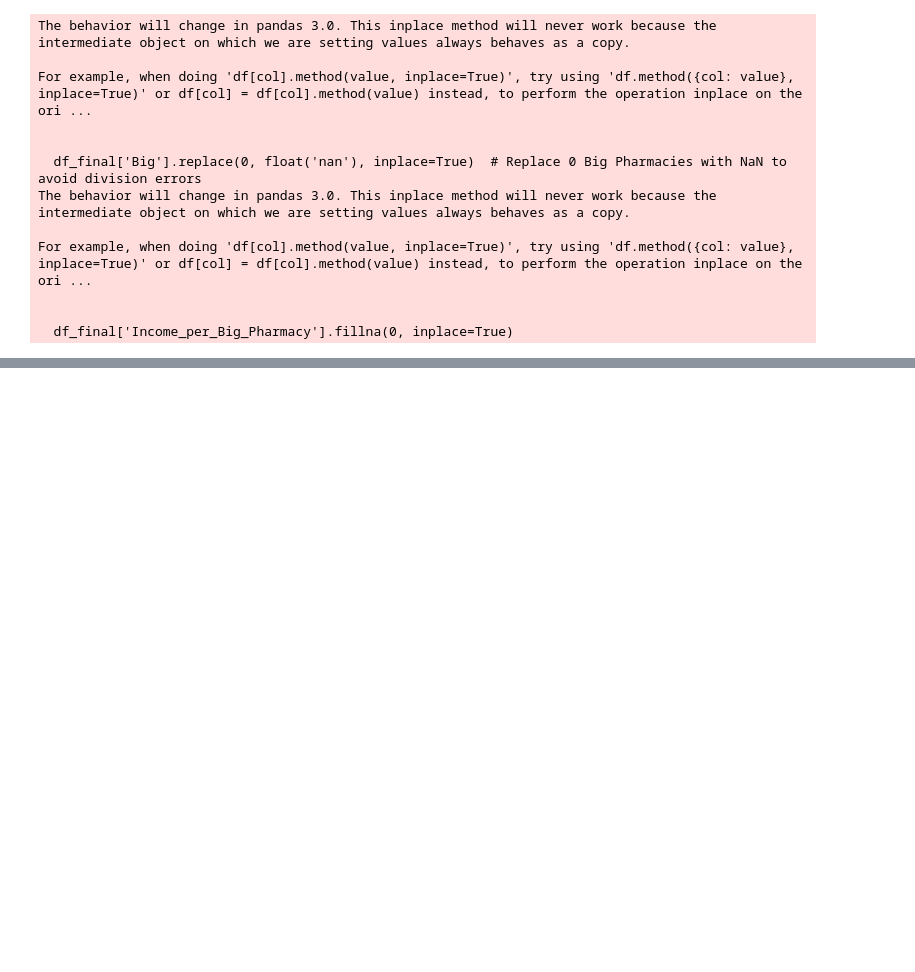
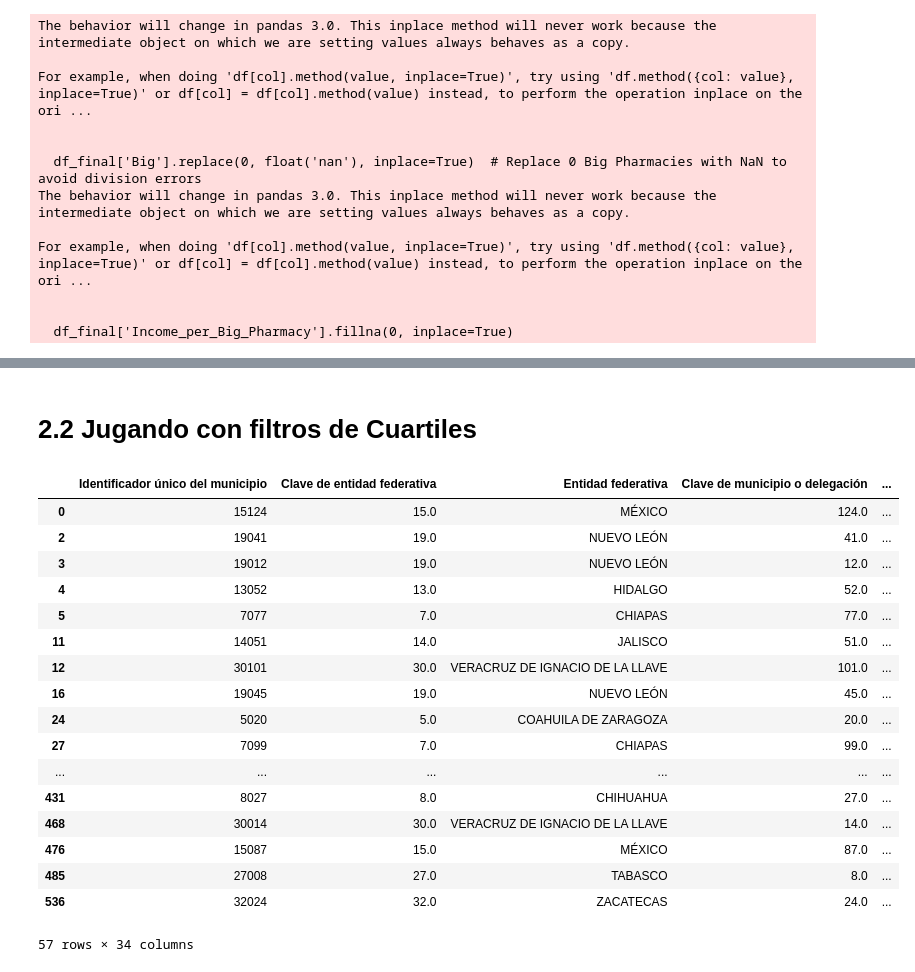
Before and after one commit to bughalda/DATATON-2024, a Jupyter notebook: Primera Etapa/Analisis con Tablas completas de INEGI.ipynb, the cells around one changed output, grey strips where cells are left out. Drawn from its saved outputs; the diff is of its cells as text; code cells hidden in the pictures; blank space fills up the shorter version.

```diff
--- a/Primera Etapa/Analisis con Tablas completas de INEGI.ipynb
+++ b/Primera Etapa/Analisis con Tablas completas de INEGI.ipynb
@@ -312,0 +416,24 @@ df_final.sort_values(by=["Income_per_Big_Pharmacy"], ascending=False)[:20]
+# %% [markdown]
+# 2.2 Jugando con filtros de Cuartiles
+# %%
+oportunidades_total_farmacias = df_filtrado[(df_filtrado['Income_per_Big_Pharmacy_Quartile'] == 4) & (df_filtrado['Total_Trimestral_Income_Quartile']== 4) & (df_filtrado['Pharmacy_Density_per_100k_Quartile'] == 1)]
+oportunidades_total_farmacias
+# %% [output]
+|  | Identificador único del municipio | Clave de entidad federativa | Entidad federativa | Clave de municipio o delegación | ... |
+| 0 | 15124 | 15.0 | MÉXICO | 124.0 | ... |
+| 2 | 19041 | 19.0 | NUEVO LEÓN | 41.0 | ... |
+| 3 | 19012 | 19.0 | NUEVO LEÓN | 12.0 | ... |
+| 4 | 13052 | 13.0 | HIDALGO | 52.0 | ... |
+| 5 | 7077 | 7.0 | CHIAPAS | 77.0 | ... |
+| 11 | 14051 | 14.0 | JALISCO | 51.0 | ... |
+| 12 | 30101 | 30.0 | VERACRUZ DE IGNACIO DE LA LLAVE | 101.0 | ... |
+| 16 | 19045 | 19.0 | NUEVO LEÓN | 45.0 | ... |
+| 24 | 5020 | 5.0 | COAHUILA DE ZARAGOZA | 20.0 | ... |
+| 27 | 7099 | 7.0 | CHIAPAS | 99.0 | ... |
+| ... | ... | ... | ... | ... | ... |
+| 431 | 8027 | 8.0 | CHIHUAHUA | 27.0 | ... |
+| 468 | 30014 | 30.0 | VERACRUZ DE IGNACIO DE LA LLAVE | 14.0 | ... |
+| 476 | 15087 | 15.0 | MÉXICO | 87.0 | ... |
+| 485 | 27008 | 27.0 | TABASCO | 8.0 | ... |
+| 536 | 32024 | 32.0 | ZACATECAS | 24.0 | ... |
+57 rows × 34 columns
```
Also changed, not shown: parts of 78 cells of this notebook, 2 other files.
